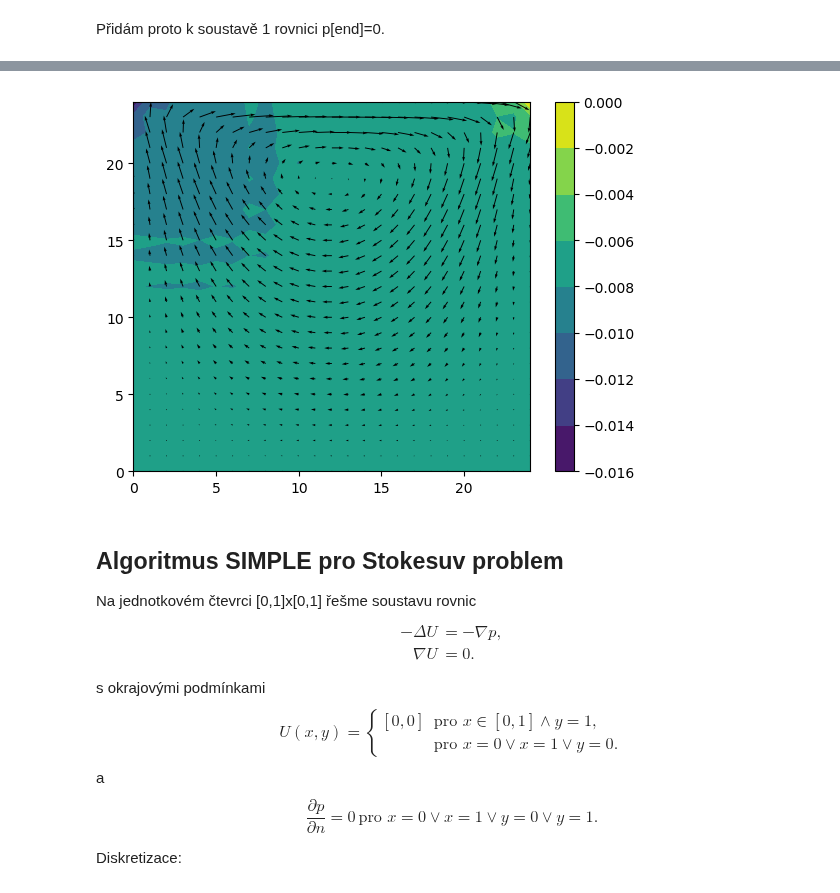
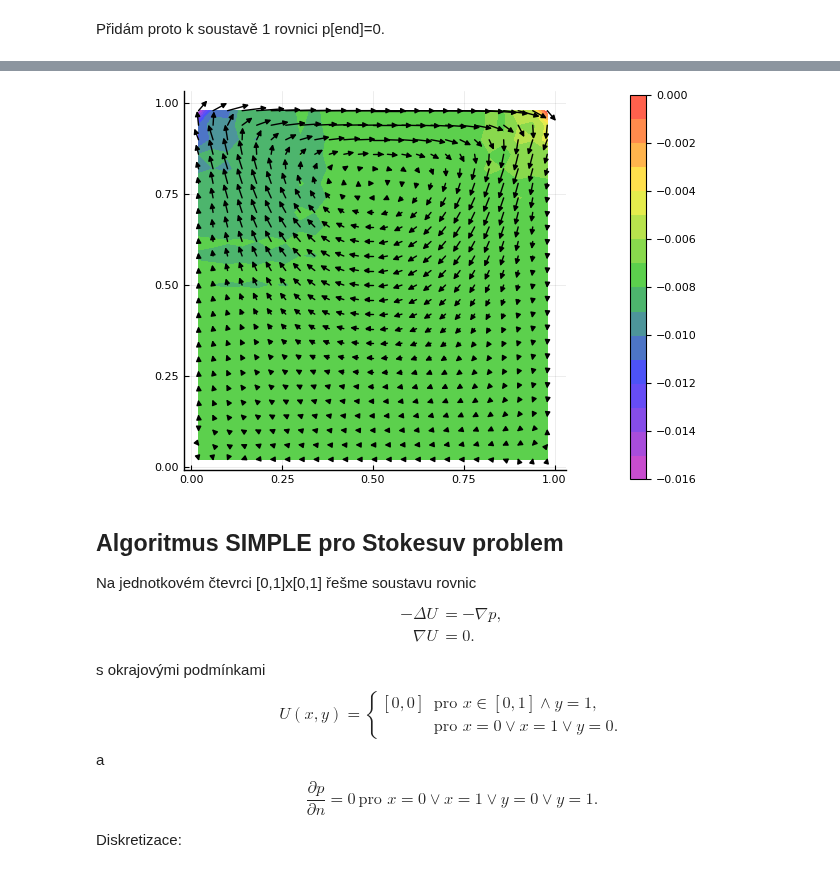
Before and after one commit to furstj/NSP, a Jupyter notebook: lessons/03_stokes.ipynb, the cells around one changed output, grey strips where cells are left out. Saved outputs shown, nothing was run; the diff lists cells and outputs as text; code cells hidden in the pictures.

```diff
--- a/lessons/03_stokes.ipynb
+++ b/lessons/03_stokes.ipynb
@@ -61,7 +72,7 @@ Gx = eq3.A;
 Gy = eq4.A;
 Dx = eq5.A;
 Dy = eq6.A;
-O  = zeros(L);
+O  = spzeros(length(cells(m)),length(cells(m)));
 
 M = [L  O  Gx;
      O  L  Gy;
@@ -90,12 +106,16 @@ sol = M \ b;
 # %%
 uu = reshape(sol[1:n*n], (n,n));
 vv = reshape(sol[n*n+1:2*n*n], (n,n));
-pp = reshape(sol[2*n*n+1:end], (n,n));
+pp = reshape(sol[2*n*n+1:end], (n,n))';
-# %%
-contourf(pp'); colorbar();
-quiver(uu',vv');
-# %% [output]
-[figure, removed]
+# %%
+cx = [v[1] for v in m.centre]
+cy = [v[2] for v in m.centre]
+
+plot(reshape(cx,(n,n))', reshape(cy,(n,n))', pp, st=:contour, color=:lightrainbow, fill=true, aspect_ratio=:equal)
+scale = 0.1
+quiver!(cx, cy, quiver=(scale*sol[1:n*n],scale*sol[n*n+1:2*n*n]), color="black")
+# %% [output]
+[figure, added]
 # %% [markdown]
 ## Algoritmus SIMPLE pro Stokesuv problem
 
```
Also changed, not shown: parts of 26 cells of this notebook, 6 other files.
